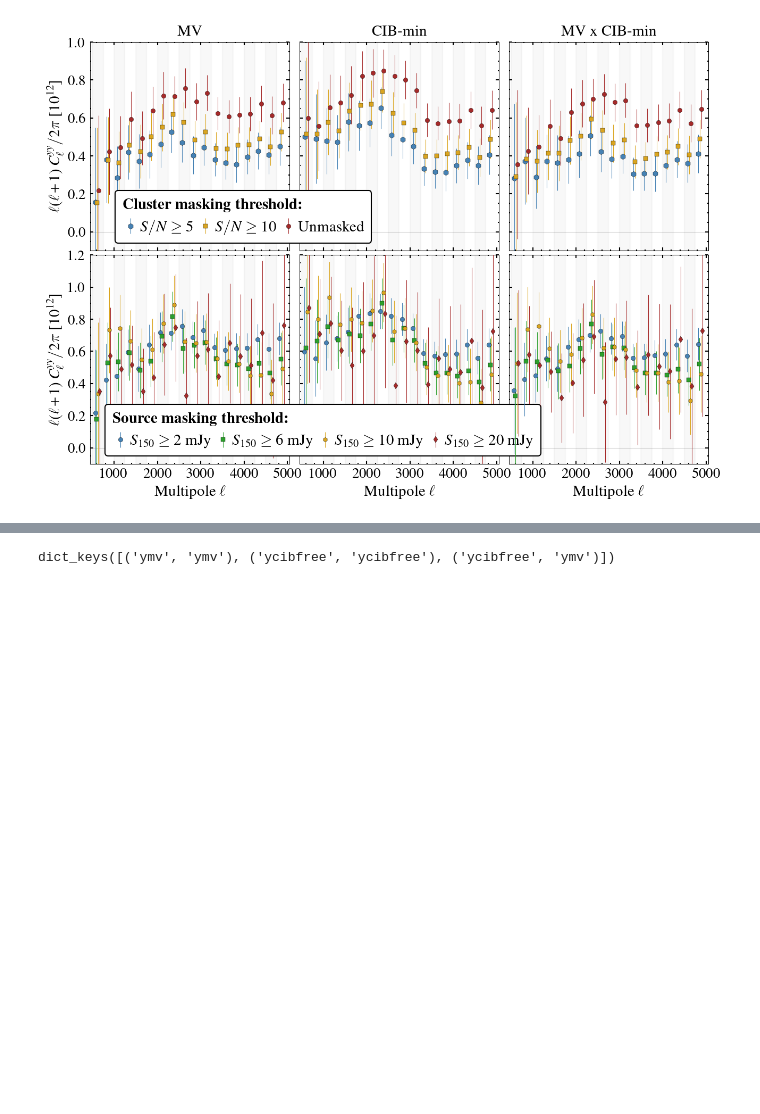
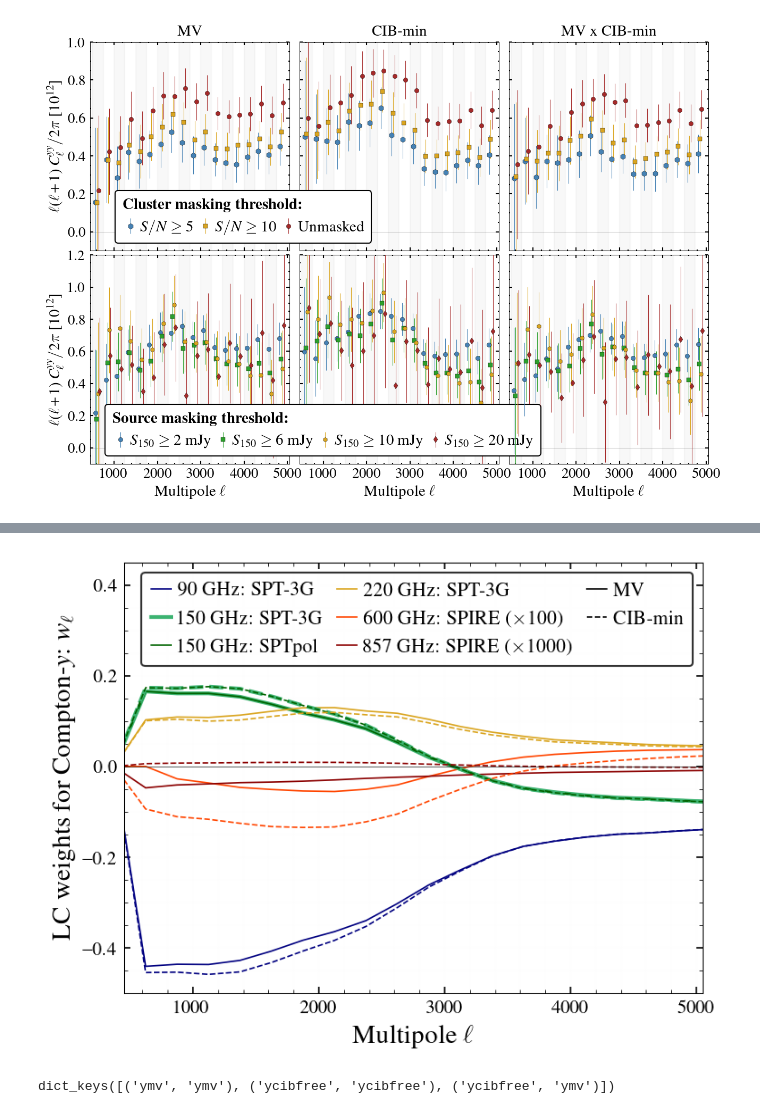
Before and after one commit to sriniraghunathan/tSZ_2pt_SPT_SPIRE, a Jupyter notebook: read_files_and_make_plots.ipynb, the cells around one changed output, grey strips where cells are left out. Saved outputs shown, nothing was run; the diff lists cells and outputs as text; code cells hidden in the pictures; blank space fills up the shorter version.

```diff
--- a/read_files_and_make_plots.ipynb
+++ b/read_files_and_make_plots.ipynb
@@ -2170,0 +2486,79 @@ dict_keys([('ymv', 'ymv'), ('ycibfree', 'ycibfree'), ('ycibfree', 'ymv')])
+# %%
+ilc_weights_fname = 'results/ilc_weights_2D_lmax7001.npy'
+ilc_weights_dic = np.load( ilc_weights_fname, allow_pickle=True).item()
+print( ilc_weights_dic.keys() )
+
+
+import flatsky
+binsize = 250
+lmax = 6000
+ilckeyname_dic = {'ymv': [r'MV', '-'], 'ycibfree': [r'CIB-min', '--']}
+
+yscaleval = None #'log' #None #'log'
+expband_dic = {90: [r'90 GHz: SPT-3G', 'navy', 1.],
+                150: [r'150 GHz: SPT-3G', 'mediumseagreen', 1.],
+                151: [r'150 GHz: SPTpol', 'darkgreen', 1.],
+                220: [r'220 GHz: SPT-3G', 'goldenrod', 1.],
+                600: [r'600 GHz: SPIRE', 'orangered', 100],
+                857: [r'857 GHz: SPIRE', 'darkred', 1e3]
+              }
+nc = len(expband_dic)
+ny, nx = 1560, 1560
+dx = 0.5
+mapparams = [ny, nx, dx, dx]
+lx, ly = flatsky.get_lxly( mapparams )
+
+clf()
+fig = figure(figsize = (5.5, 4.2))
+fsval = 14
+xmin, xmax = 450., 5050.
+ax = subplot(111, yscale = yscaleval)
+
+for ilccntr, reqd_ilckeyname in enumerate( ilckeyname_dic ):
+    ilc_labval, lsval = ilckeyname_dic[reqd_ilckeyname]
+    weights_arr, cl_residual_arr = ilc_weights_dic[reqd_ilckeyname]
+    weights_arr = weights_arr.reshape(nc, ny, nx)
+
+    for frqcntr, freq in enumerate( expband_dic ):
+        labval, colorval, mulfacval = expband_dic[freq]
+        if mulfacval != 1.:
+            labval = r'%s ($\times %g$)' %(labval, mulfacval)
+        if ilccntr == 1:
+            labval = None
+        if freq == 150:
+            lwval = 2.
+        else:
+            lwval = 0.8
+
+        curr_weights = weights_arr[frqcntr]
+        el_, curr_weights_1d = flatsky.radial_profile(curr_weights, binsize, lmax, xy = (lx,ly))
+        curr_weights_1d = curr_weights_1d * mulfacval
+        curr_weights_1d[np.isnan(curr_weights_1d)] = 0.
+
+        plot(el_, curr_weights_1d, color = colorval, ls = lsval, label = labval, lw = lwval)
+        if yscaleval == 'log':
+            plot(el_, -curr_weights_1d, color = colorval, ls = ':')
+
+for ilccntr, reqd_ilckeyname in enumerate( ilckeyname_dic ):
+    ilc_labval, lsval = ilckeyname_dic[reqd_ilckeyname]
+    plot([], [], color = 'black', ls = lsval, label = r'%s' %(ilc_labval), lw = lwval)
+axhline(lw=0.3)
+legend(loc = 1, fontsize = fsval - 3.5, ncol = 3,
+       handletextpad = 0.3,
+       handlelength = 1.,
+       columnspacing = 0.7,
+      )
+if yscaleval == 'log':
+    ylim(1e-5, 2.)
+else:
+    ylim(-.5, 0.45)
+
+xlim(xmin, xmax)
+#title(r'%s' %(ilckeyname_dic[reqd_ilckeyname]), fontsize = fsval)
+xlabel(r'Multipole $\ell$', fontsize = fsval);
+ylabel(r'LC weights for Compton-$y$: $w_{\ell}$', fontsize = fsval)
+grid(True, lw = 0.1, alpha = 0.05, zorder = -10, which = 'both')
+plname = 'plots/lc_weights.pdf'
+savefig(plname, dpi = 200.)
+show();
+# %% [output]
@@ -2171,3 +2567,4 @@ dict_keys([('ymv', 'ymv'), ('ycibfree', 'ycibfree'), ('ycibfree', 'ymv')])
+[figure, added]
 # %%
 fname = 'results/100d_tsz_final_estimate.npy'
 res_dic = np.load(fname, allow_pickle=True).item()
```
Also changed, not shown: parts of 20 cells of this notebook.
